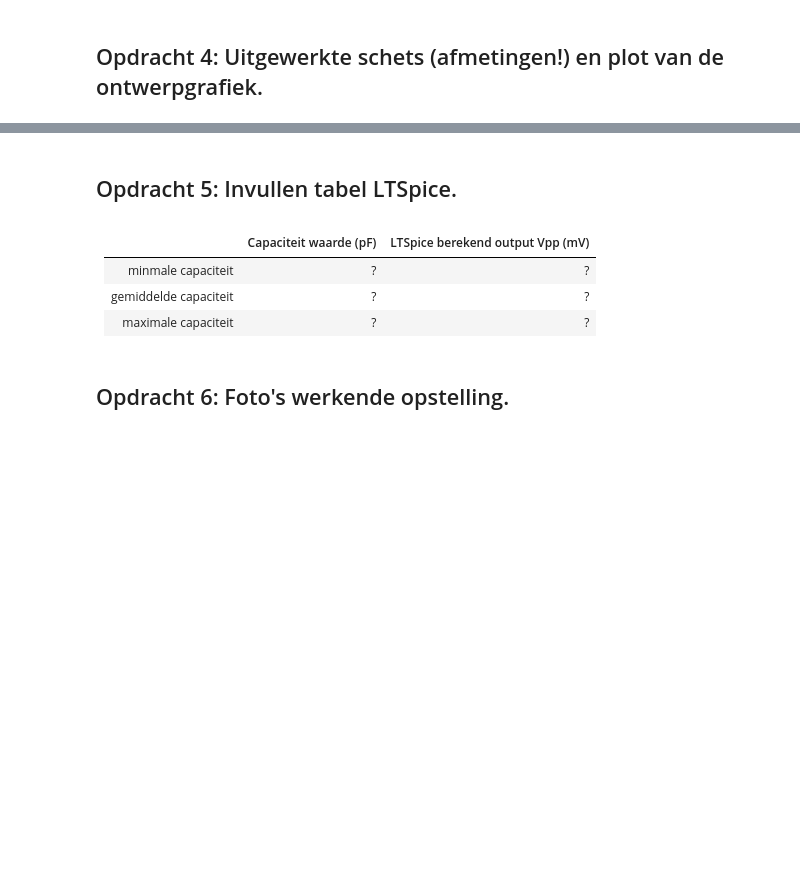
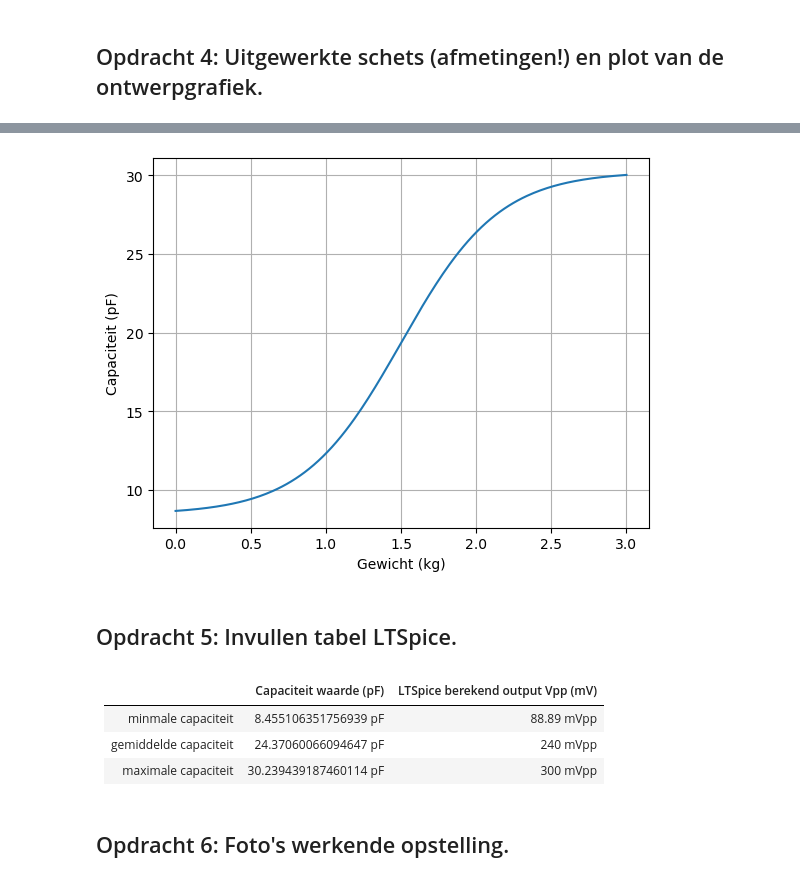
Before and after one commit to JensGroen/opdrachten-DEF-D, a Jupyter notebook: FysiekeOntwerpopdrachten/2OntwerpEenSensorCondensator/DEFOntwerpopdracht2OntwerpEenSensorInvulTemplate.ipynb, the cells around one changed output, grey strips where cells are left out. Drawn from its saved outputs; the diff is of its cells as text; code cells hidden in the pictures; blank space fills up the shorter version.

```diff
--- a/FysiekeOntwerpopdrachten/2OntwerpEenSensorCondensator/DEFOntwerpopdracht2OntwerpEenSensorInvulTemplate.ipynb
+++ b/FysiekeOntwerpopdrachten/2OntwerpEenSensorCondensator/DEFOntwerpopdracht2OntwerpEenSensorInvulTemplate.ipynb
@@ -75,11 +99,32 @@ Pas deze tekst aan: Wij gaan een sensor maken die X meet.
+# %%
+import numpy as np
+import matplotlib.pyplot as plt
+
+Cmin = 8.455106351756939   # pF
+Cmax = 30.239439187460114  # pF
+
+m0 = 1.5     # kg (midden)
+s  = 0.326   # kg (scherpte)
+
+m = np.linspace(0, 3, 200)  # 0..3 kg
+
+C = Cmin + (Cmax - Cmin) / (1 + np.exp(-(m - m0)/s))
+
+plt.plot(m, C)
+plt.xlabel("Gewicht (kg)")
+plt.ylabel("Capaciteit (pF)")
+plt.grid(True)
+plt.show()
+# %% [output]
+[figure, added]
 # %% [markdown]
 ## Opdracht 5: Invullen tabel LTSpice.
 # %% [markdown]
 |         | Capaciteit waarde (pF)  | LTSpice berekend output Vpp (mV)|
 |-------------|-------------:|-------------:|
-| minmale capaciteit| ? |? |
-| gemiddelde capaciteit| ? |? |
-| maximale capaciteit| ? |? |
+| minmale capaciteit| 8.455106351756939 pF |88.89 mVpp |
+| gemiddelde capaciteit| 24.37060066094647 pF | 240 mVpp |
+| maximale capaciteit| 30.239439187460114 pF |300 mVpp |
 # %% [markdown]
 ## Opdracht 6: Foto's werkende opstelling.
 # %% [markdown]
```
Also changed, not shown: parts of 12 cells of this notebook, 5 other files.
